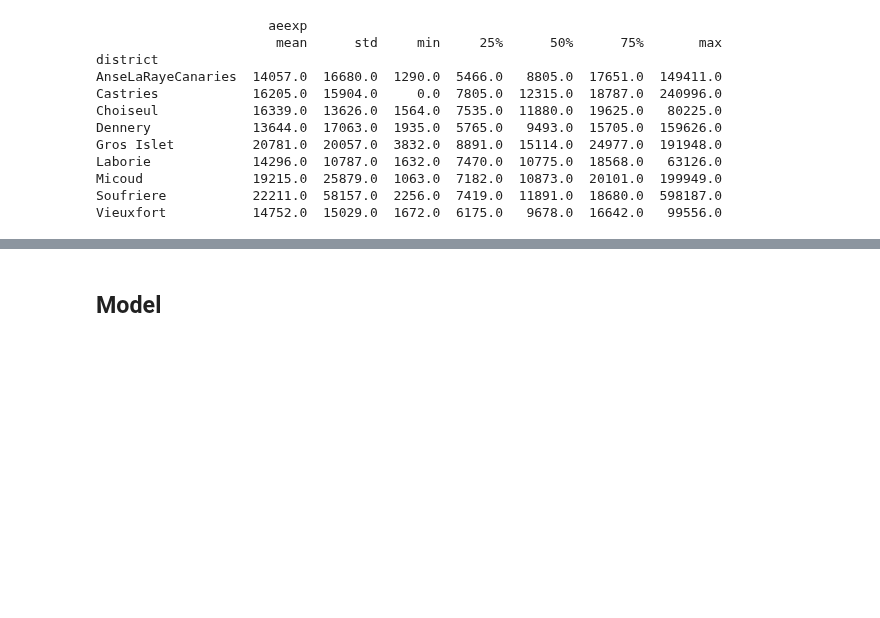
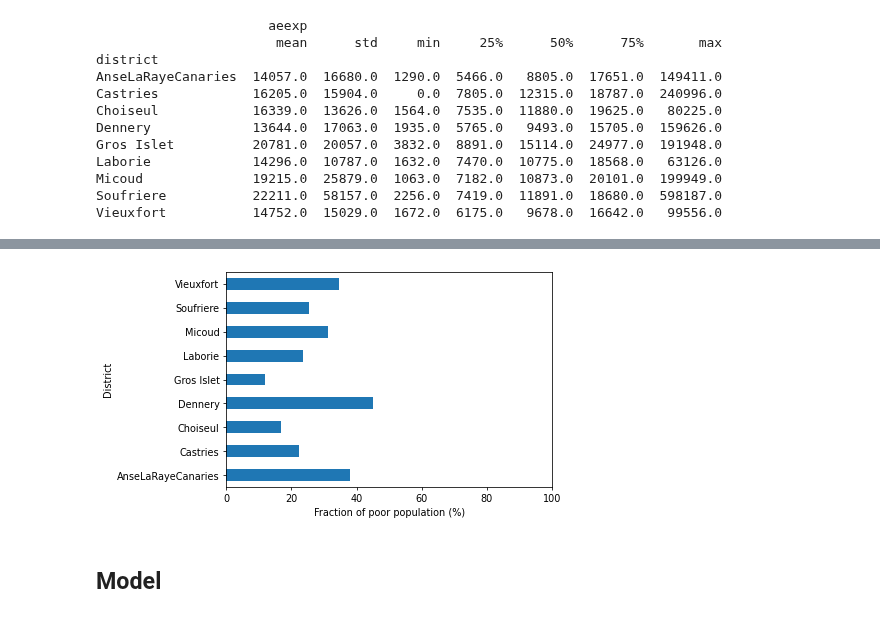
Before and after one commit to mikhailsirenko/unbreakable, a Jupyter notebook: notebooks/verification.ipynb, the cells around one changed output, grey strips where cells are left out. Drawn from its saved outputs; the diff is of its cells as text; code cells hidden in the pictures; blank space fills up the shorter version.

```diff
--- a/notebooks/verification.ipynb
+++ b/notebooks/verification.ipynb
@@ -103,3 +127,11 @@ Vieuxfort           14752.0  15029.0  1672.0  6175.0   9678.0  16642.0   99556.0
+# %%
+poor = household_survey[household_survey['is_poor'] == True]
+(poor.groupby('district')['popwgt'].sum() / district_population * 100).round(2) .plot.barh();
+plt.xlabel('Fraction of poor population (%)')
+plt.ylabel('District');
+plt.xlim(0, 100);
+# %% [output]
+[figure, added]
 # %% [markdown]
 ## Model
 # %%
```
Also changed, not shown: parts of 5 cells of this notebook.
